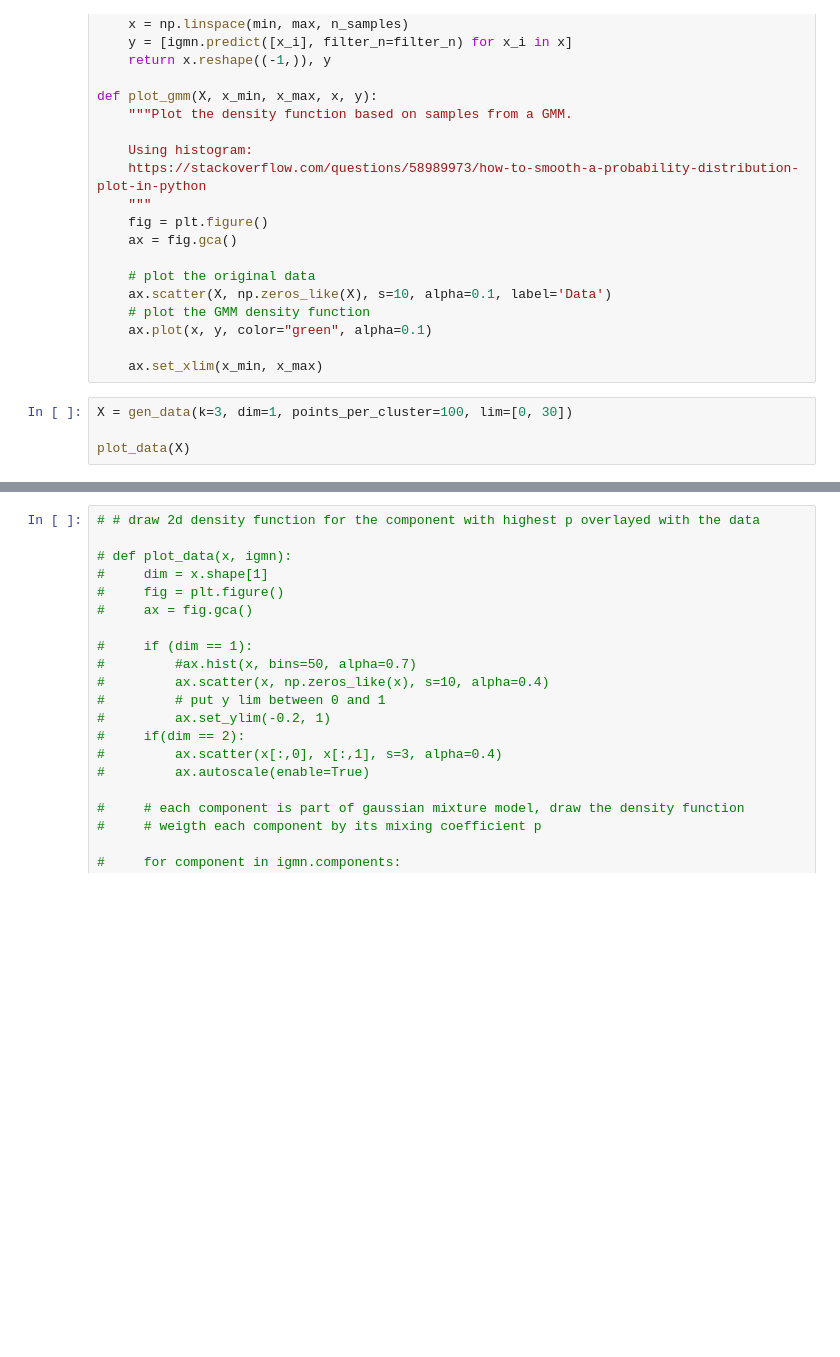
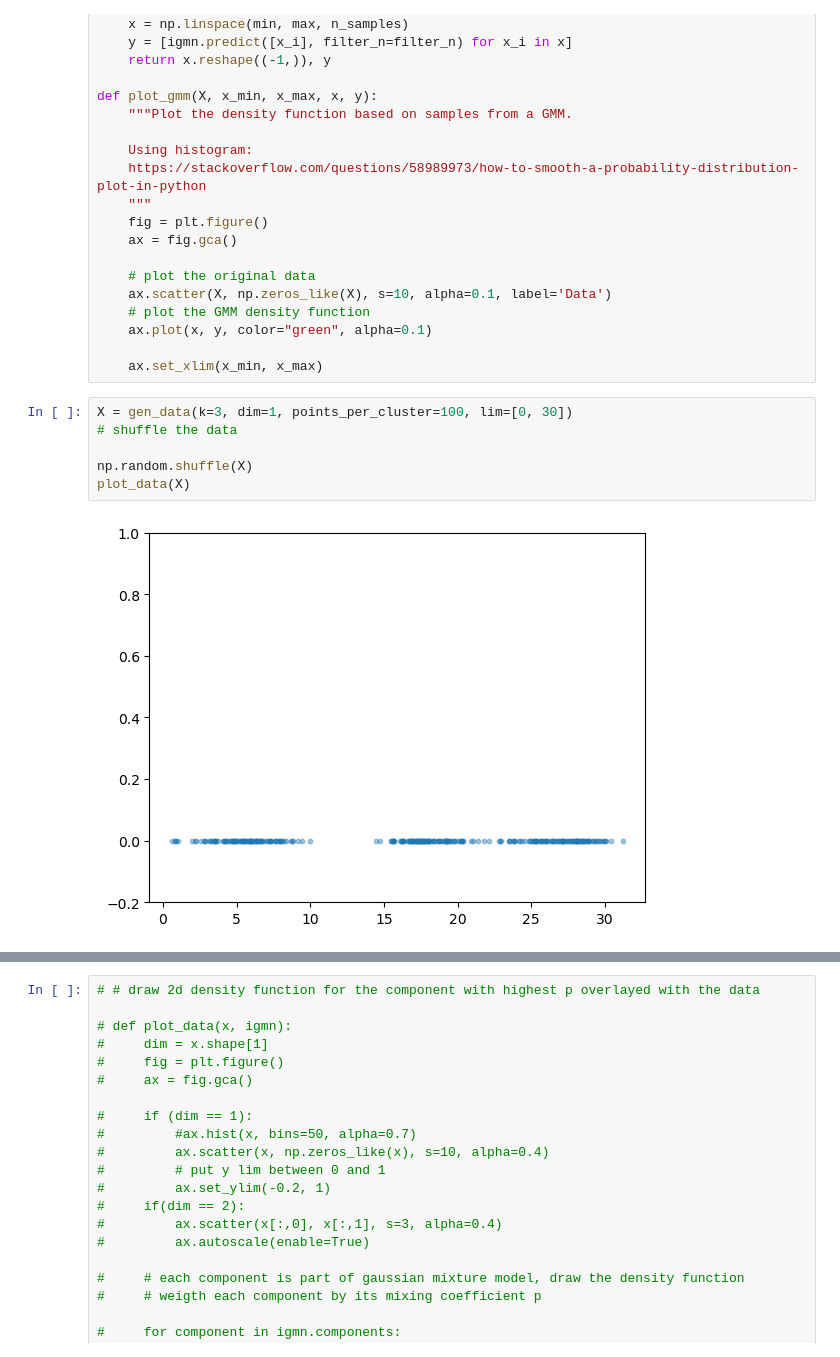
Before and after one commit to jotadwright/babel, a Jupyter notebook: experiments/concept-emergence2/notebooks/gmm/incremental-gmm.ipynb, the cells around one changed output, grey strips where cells are left out. Saved outputs shown, nothing was run; the diff lists cells and outputs as text; blank space fills up the shorter version.

```diff
--- a/experiments/concept-emergence2/notebooks/gmm/incremental-gmm.ipynb
+++ b/experiments/concept-emergence2/notebooks/gmm/incremental-gmm.ipynb
@@ -67,7 +67,11 @@ def plot_gmm(X, x_min, x_max, x, y):
     ax.set_xlim(x_min, x_max)
 # %%
 X = gen_data(k=3, dim=1, points_per_cluster=100, lim=[0, 30])
+# shuffle the data
 
+np.random.shuffle(X)
 plot_data(X)
+# %% [output]
+[figure, added]
 # %%
 class IGMN:
```
Also changed, not shown: parts of 5 cells of this notebook.
